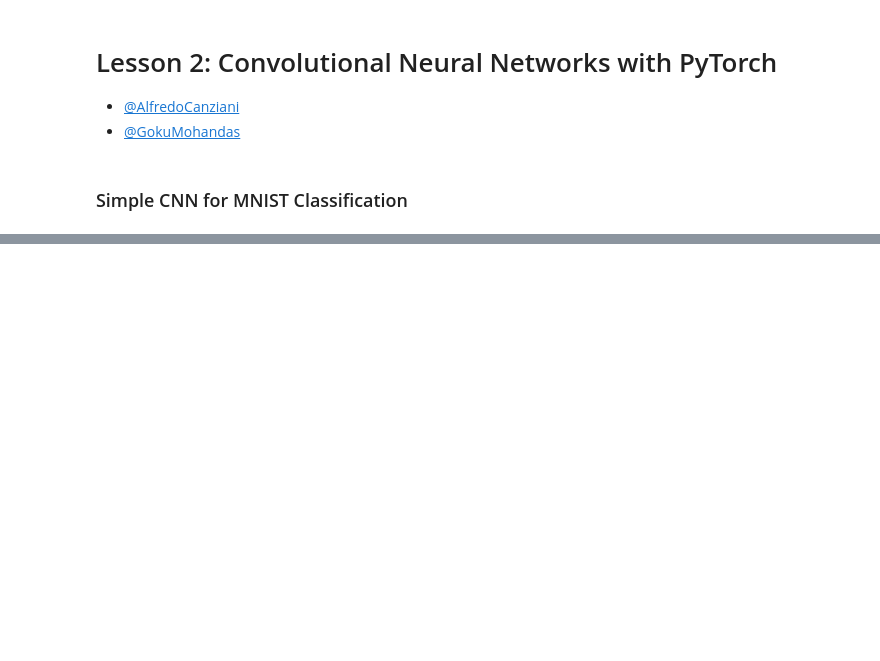
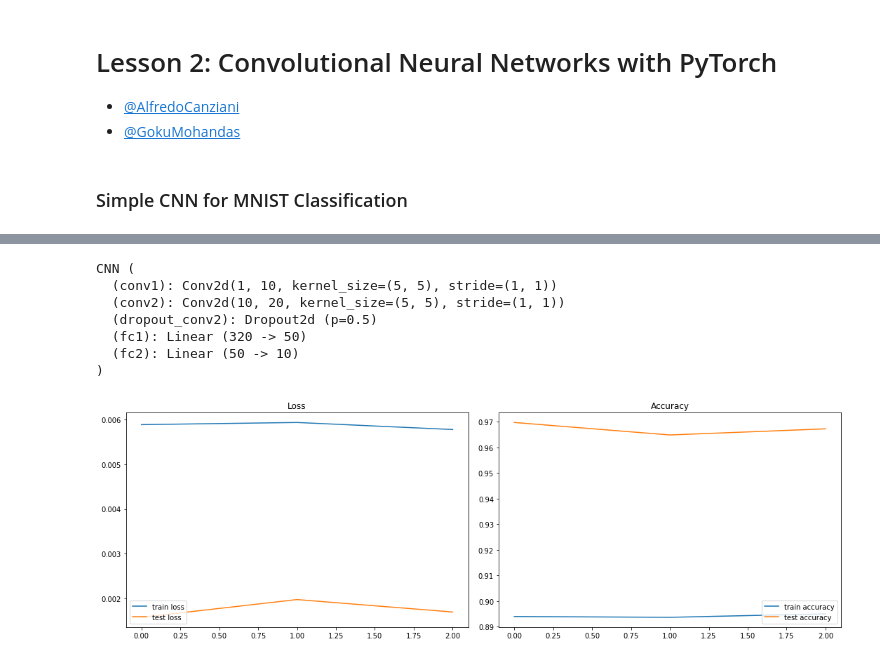
Before and after one commit to GokuMohandas/oreilly-pytorch, a Jupyter notebook: code/lesson2/lesson2.ipynb, the cells around one changed output, grey strips where cells are left out. Cells and saved outputs as stored; diff of their text form; code cells hidden in the pictures; blank space fills up the shorter version.

```diff
--- a/code/lesson2/lesson2.ipynb
+++ b/code/lesson2/lesson2.ipynb
@@ -44,0 +118,25 @@ from torch.nn import (
+# %%
+# Initialize model components
+model = CNN(dropout_p, num_hidden_units, num_classes)
+if cuda:
+    model.cuda()
+optimizer = optim.Adam(model.parameters(), lr=learning_rate)
+criterion = torch.nn.CrossEntropyLoss()
+# %%
+def plot_metrics(train_loss, train_acc, test_loss, test_acc):
+    """
+    Plot the global metrics.
+    """
+    f, (ax1, ax2) = plt.subplots(1,2,figsize=(15,5))
+
+    ax1.plot(train_loss, label='train loss')
+    ax1.plot(test_loss, label='test loss')
+    ax1.legend(loc=3)
+    ax1.set_title('Loss')
+
+    ax2.plot(train_acc, label='train accuracy')
+    ax2.plot(test_acc, label='test accuracy')
+    ax2.legend(loc=4)
+    ax2.set_title('Accuracy')
+
+    f.tight_layout()
@@ -44,0 +272,5 @@ from torch.nn import (
+# %%
+train(model, criterion, optimizer, train_loader, test_loader,
+          num_epochs, batch_size, log_interval, learning_rate,
+          dropout_p, decay_rate, max_grad_norm, cuda)
+# %% [output]
@@ -44,0 +283,8 @@ from torch.nn import (
+CNN (
+  (conv1): Conv2d(1, 10, kernel_size=(5, 5), stride=(1, 1))
+  (conv2): Conv2d(10, 20, kernel_size=(5, 5), stride=(1, 1))
+  (dropout_conv2): Dropout2d (p=0.5)
+  (fc1): Linear (320 -> 50)
+  (fc2): Linear (50 -> 10)
+)
+[figure, added]
```
Also changed, not shown: parts of 7 cells of this notebook.
